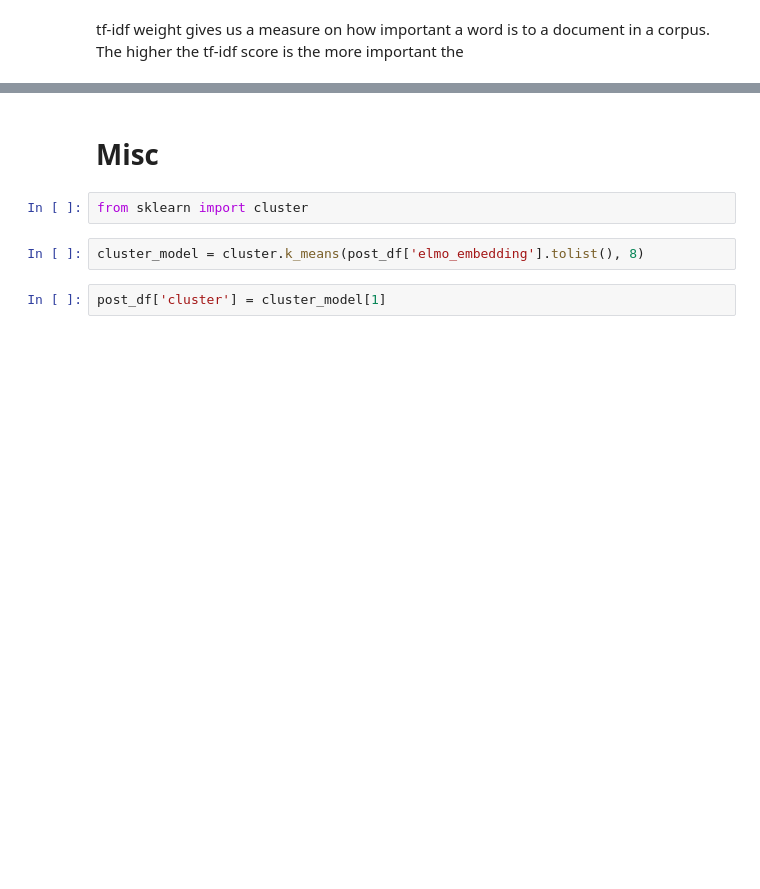
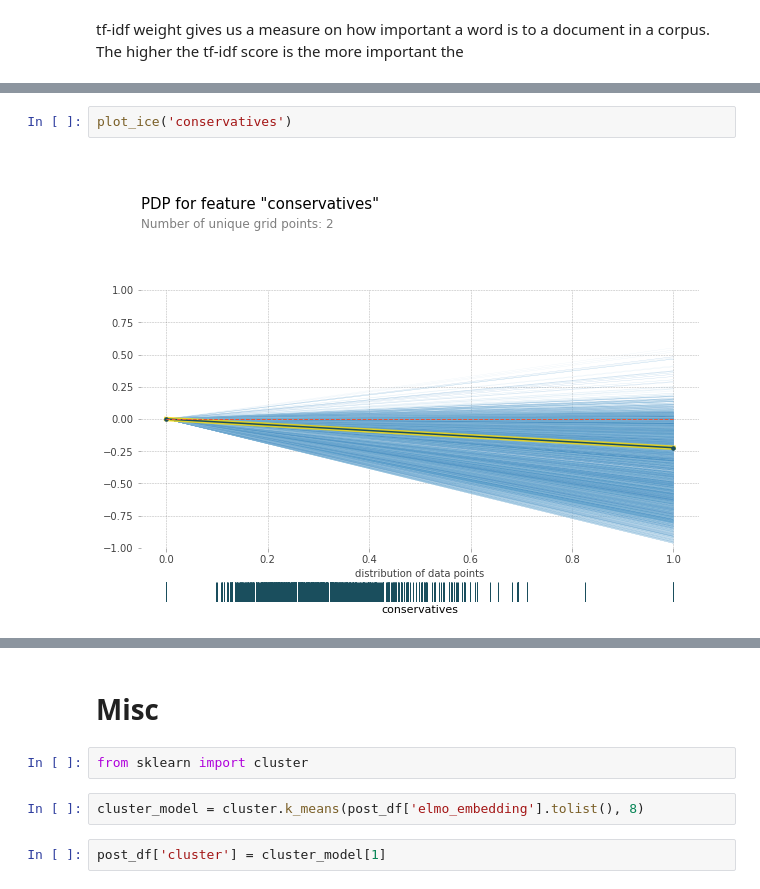
Before and after one commit to Alpha-1787/W266-Final-Project, a Jupyter notebook: Political-Leaning-Classification.ipynb, the cells around one changed output, grey strips where cells are left out. Saved outputs shown, nothing was run; the diff lists cells and outputs as text; blank space fills up the shorter version.

```diff
--- a/Political-Leaning-Classification.ipynb
+++ b/Political-Leaning-Classification.ipynb
@@ -491,0 +509,4 @@ post_df.head()
+# %%
+plot_ice('conservatives')
+# %% [output]
+[figure, added]
```
Also changed, not shown: parts of 40 cells of this notebook.
